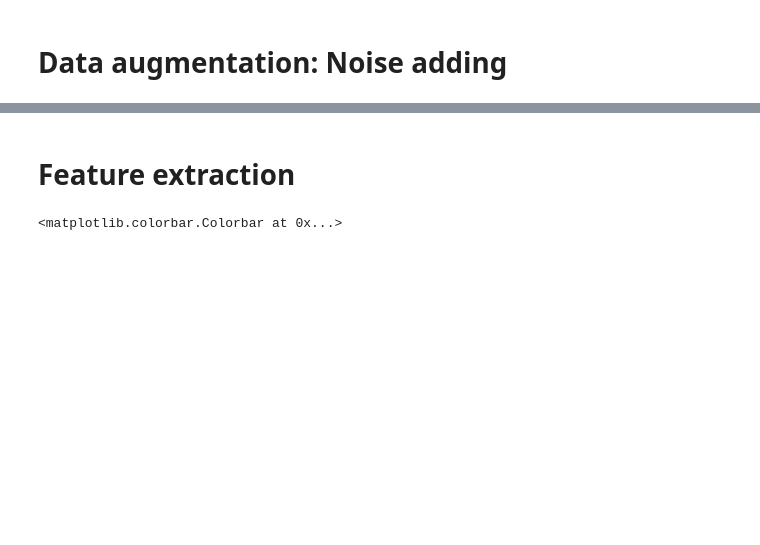
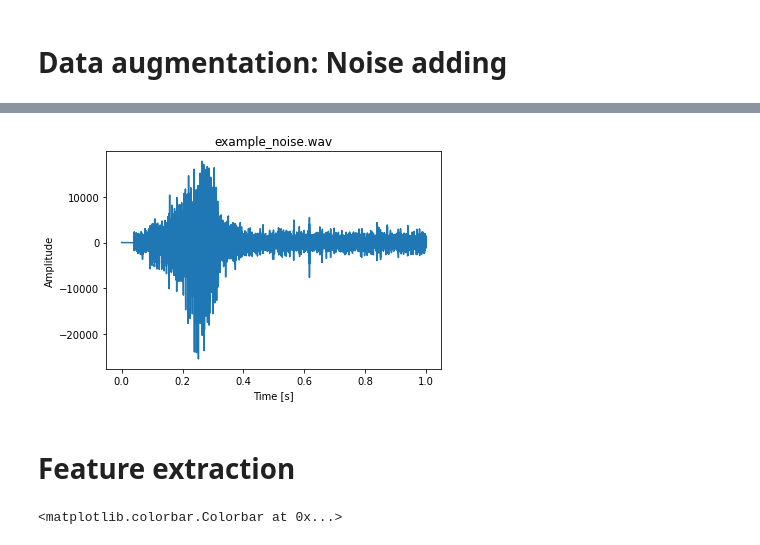
Before and after one commit to lucianolorenti/hda_keyword_spotting, a Jupyter notebook: notebooks/demo.ipynb, the cells around one changed output, grey strips where cells are left out. Saved outputs shown, nothing was run; the diff lists cells and outputs as text; code cells hidden in the pictures; blank space fills up the shorter version.

```diff
--- a/notebooks/demo.ipynb
+++ b/notebooks/demo.ipynb
@@ -28,3 +47,7 @@ SimpleaudioError: Error opening PCM device. -- CODE: -16 -- MSG: Device or resou
+# %%
+plot_audio(Path('example_noise.wav'))
+# %% [output]
+[figure, added]
 # %% [markdown]
 # Feature extraction
 # %%
```
Also changed, not shown: parts of 12 cells of this notebook.
